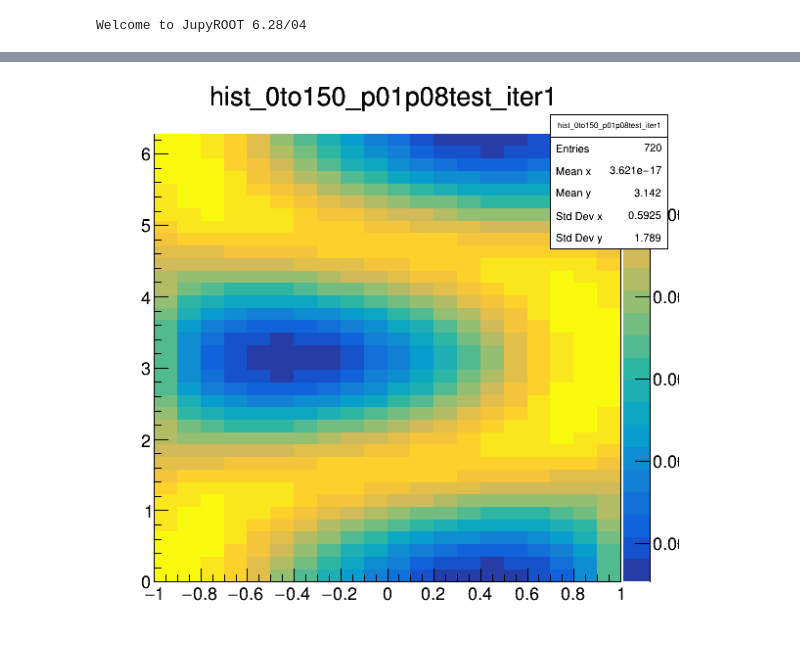
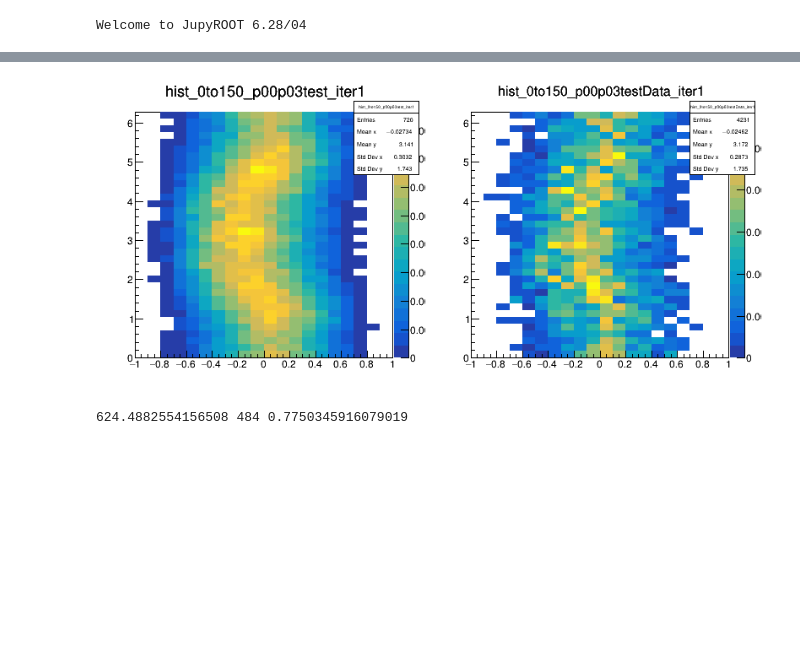
Before and after one commit to szymonharabasz/helicity, a Jupyter notebook: test.ipynb, the cells around one changed output, grey strips where cells are left out. Saved outputs shown, nothing was run; the diff lists cells and outputs as text; code cells hidden in the pictures; blank space fills up the shorter version.

```diff
--- a/test.ipynb
+++ b/test.ipynb
@@ -8,6 +10,9 @@ import math
 Welcome to JupyROOT 6.28/04
 # %%
 bins = Bins.readFrom("ranges.yml")
+filenameData = "apr12_diele_088_090_ag123ag_2500A_accepted_np_2.dat"
+readerData = SpdmeEventsReader(filenameData)
+builderData = DistributionBuilder("testData", readerData.getEvents(), bins)
 filename = "medium_isotropic_eff_ag1230ag_np_9deg.dat"
 reader = SpdmeEventsReader(filename)
 builder = SurrogateDistributionBuilder("test", reader.getEvents(), bins)
@@ -18,9 +23,11 @@ After processing events 11:00:14
 # %%
-lambda_theta, lambda_phi, lambda_theta_phi = 2.2668e-01, -2.8663e-01, -3.4256e-01
+# lambda_theta, lambda_phi, lambda_theta_phi = 2.2668e-01, -2.8663e-01, -3.4256e-01
+# lambda_theta, lambda_phi, lambda_theta_phi = 1, 0, 0
+#lambda_theta, lambda_phi, lambda_theta_phi = -6.7520e-01,  5.0837e-02,  1.0768e-02
+lambda_theta, lambda_phi, lambda_theta_phi = -1.0,  0, 0
 
 builder.setParameters(lambda_theta, lambda_phi, lambda_theta_phi)
 hists = builder.getHists()
-w1 = builder.calcWeight(0,0.5*math.pi)
-w2 = builder.calcWeight(0,1.5*math.pi)
-print(w1,w2)
+builderData.setParameters(1.0, 0.0, 0.0)
+histsData = builderData.getHists()
 # %% [output]
@@ -44,7 +37,15 @@ print(w1,w2)
 # %%
-can3 = TCanvas("c","C",600,600)
+can3 = TCanvas("c","C",800,400)
+can3.Divide(2,1)
 can3.Draw()
-can3.cd()
-hists[0][2].Draw("COLZ")
+can3.cd(1)
+hists[0][1].Draw("COLZ")
+can3.cd(2)
+histsData[0][1].Draw("COLZ")
 # %% [output]
-[figure, old version]
+[figure, new version]
+# %%
+chi2, ndf = calcOneChi2(hists[0][1], histsData[0][1])
+print(chi2, ndf, 1.0/(chi2 / ndf))
+# %% [output]
+624.4882554156508 484 0.7750345916079019
```
Also changed, not shown: parts of 3 cells of this notebook, 2 other files.
